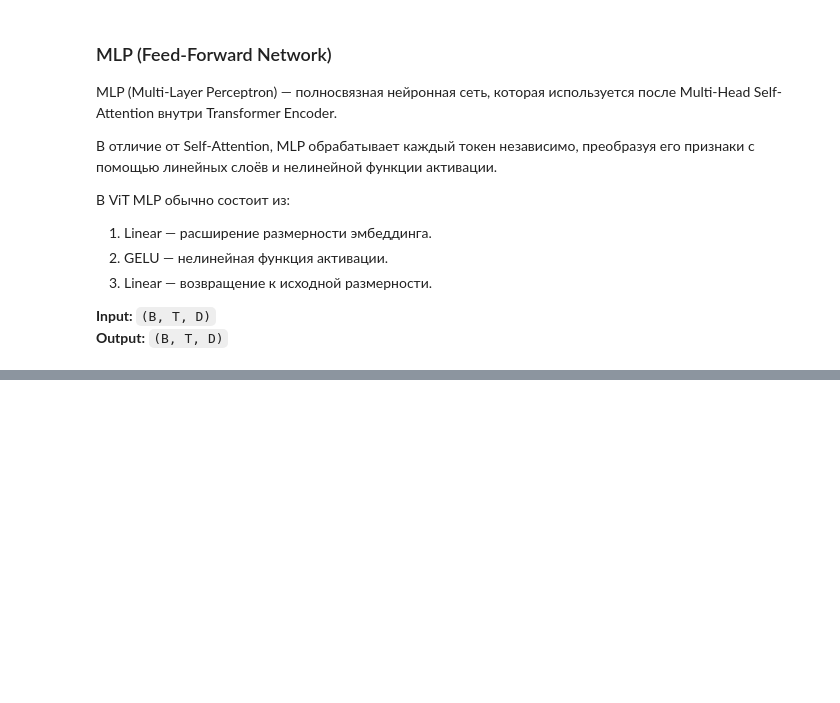
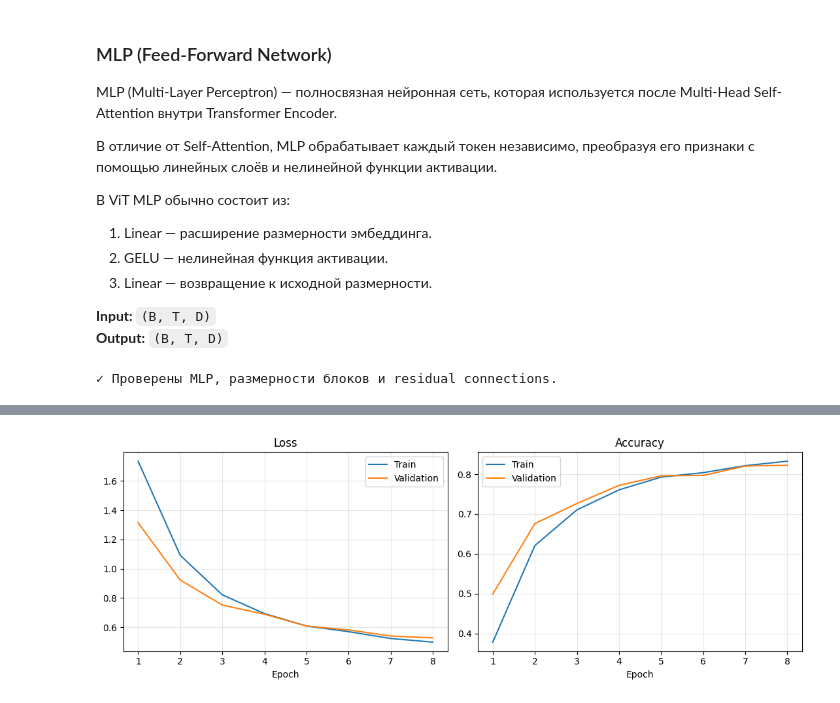
Before and after one commit to rimfa/vision-transformer-from-scratch, a Jupyter notebook: ViT_from_scratch.ipynb, the cells around one changed output, grey strips where cells are left out. Cells and saved outputs as stored; diff of their text form; code cells hidden in the pictures; blank space fills up the shorter version.

Commit message:
"Implement ViT architecture and training pipeline"

```diff
--- a/ViT_from_scratch.ipynb
+++ b/ViT_from_scratch.ipynb
@@ -408,7 +428,7 @@ class MultiHeadAttention(nn.Module):
         out = out.permute(0, 2, 1, 3).reshape(B, T, D) # (128, 49, 128)
         out = self.proj(out)
 
-        return out
+        return attention_weights, out
 # %% [markdown]
 ![Scaled Dot-Product Attention](images/scaled_dot_product_attention.png)
 # %%
@@ -452,3 +472,16 @@ MLP (Multi-Layer Perceptron) — полносвязная нейронная с
 
 **Input:** `(B, T, D)`
 **Output:** `(B, T, D)`
+# %%
+class FeedForward(nn.Module):
+    def __init__(self, embedding_dim):
+        super().__init__()
+
+        self.mlp_block = nn.Sequential(
+            nn.Linear(embedding_dim, embedding_dim * 4),
+            nn.GELU(),
+            nn.Linear(embedding_dim * 4, embedding_dim)
+        )
+
+    def forward(self, x):
+        return self.mlp_block(x)
@@ -454,0 +507,22 @@ MLP (Multi-Layer Perceptron) — полносвязная нейронная с
+# %%
+x = torch.randn(2, 7, 16)
+
+ffn_test = FeedForward(16).eval()
+with torch.no_grad():
+    whole = ffn_test(x)
+    separate = torch.cat([ffn_test(x[:, i:i+1]) for i in range(7)], dim=1)
+torch.testing.assert_close(whole, separate)
+block_test = ViTBlock(16, 4).eval()
+with torch.no_grad():
+    a, y = block_test(x)
+assert y.shape == x.shape
+assert a.shape == (2, 4, 7, 7)
+# Проверяем residual connections
+with torch.no_grad():
+    for p in list(block_test.attention.parameters()) + list(block_test.mlp.parameters()):
+        p.zero_()
+    _, identity_output = block_test(x)
+torch.testing.assert_close(identity_output, x)
+print("✓ Проверены MLP, размерности блоков и residual connections.")
+# %% [output]
+✓ Проверены MLP, размерности блоков и residual connections.
@@ -454,0 +584,24 @@ MLP (Multi-Layer Perceptron) — полносвязная нейронная с
+# %%
+# Гиперпараметры модели
+DATA_ROOT = Path("data")
+EXPERIMENT_IMAGES = 100
+TRAIN_PER_CLASS = 1000
+VAL_PER_CLASS = 200
+NUM_CLASSES = 10
+IMAGE_SIZE = 28
+IN_CHANNELS = 1
+PATCH_SIZE = 4
+EMBED_DIM = 128
+NUM_HEADS = 4
+DEPTH = 3
+BATCH_SIZE = 128
+EPOCHS = 8
+LEARNING_RATE = 3e-4
+WEIGHT_DECAY = 1e-2
+assert IMAGE_SIZE % PATCH_SIZE == 0
+assert EMBED_DIM % NUM_HEADS == 0
+
+def model_config(patch_size):
+    return dict(image_size=IMAGE_SIZE, patch_size=patch_size, in_channels=IN_CHANNELS,
+                num_classes=NUM_CLASSES, embedding_dim=EMBED_DIM, num_heads=NUM_HEADS,
+                depth=DEPTH)
@@ -454,0 +732,5 @@ MLP (Multi-Layer Perceptron) — полносвязная нейронная с
+# %%
+model = TinyViT()
+result = fit_model(model)
+plot_history(result)
+# %% [output]
@@ -454,0 +745 @@ MLP (Multi-Layer Perceptron) — полносвязная нейронная с
+[figure, added]
```
Also changed, not shown: parts of 8 cells of this notebook.
